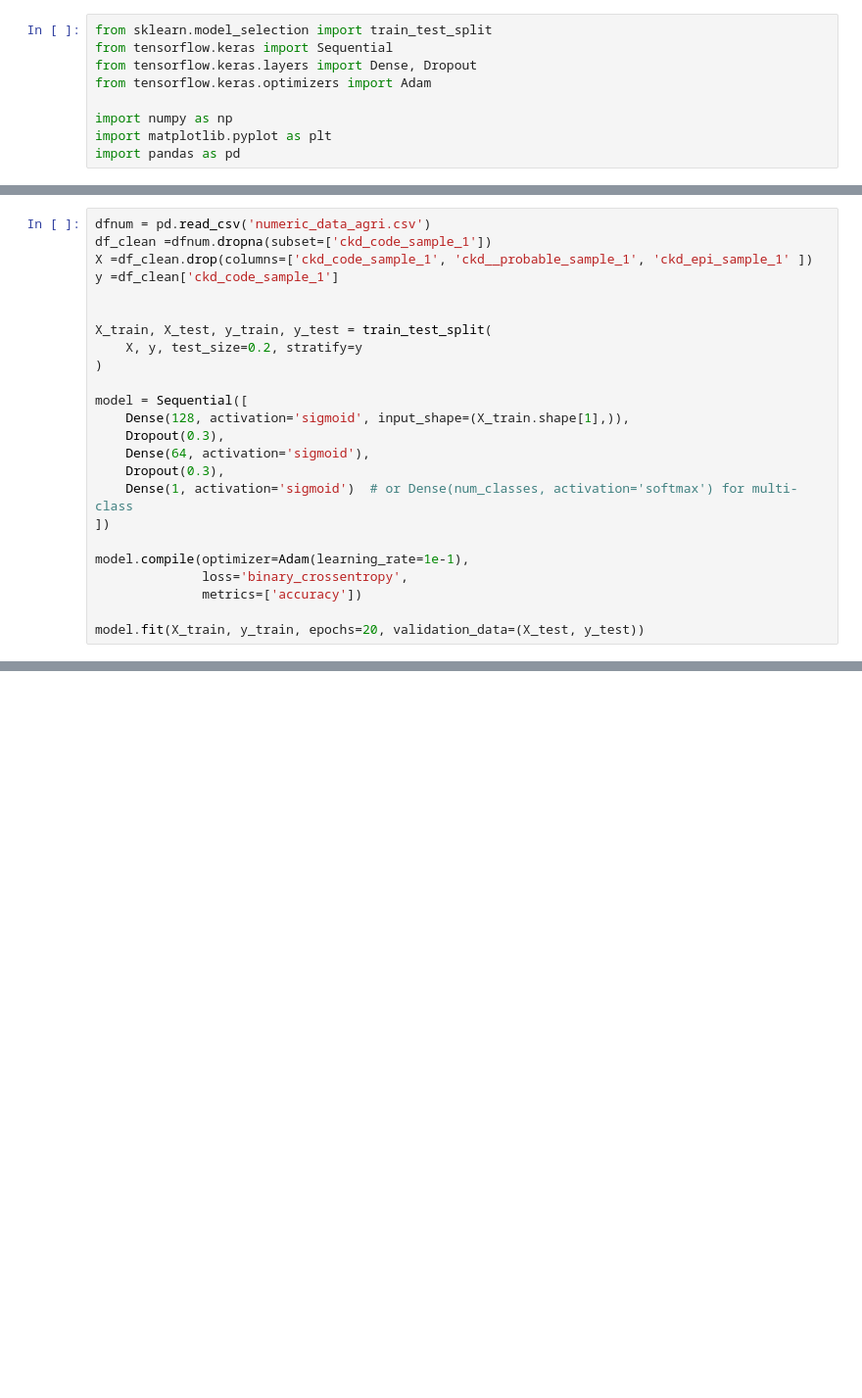
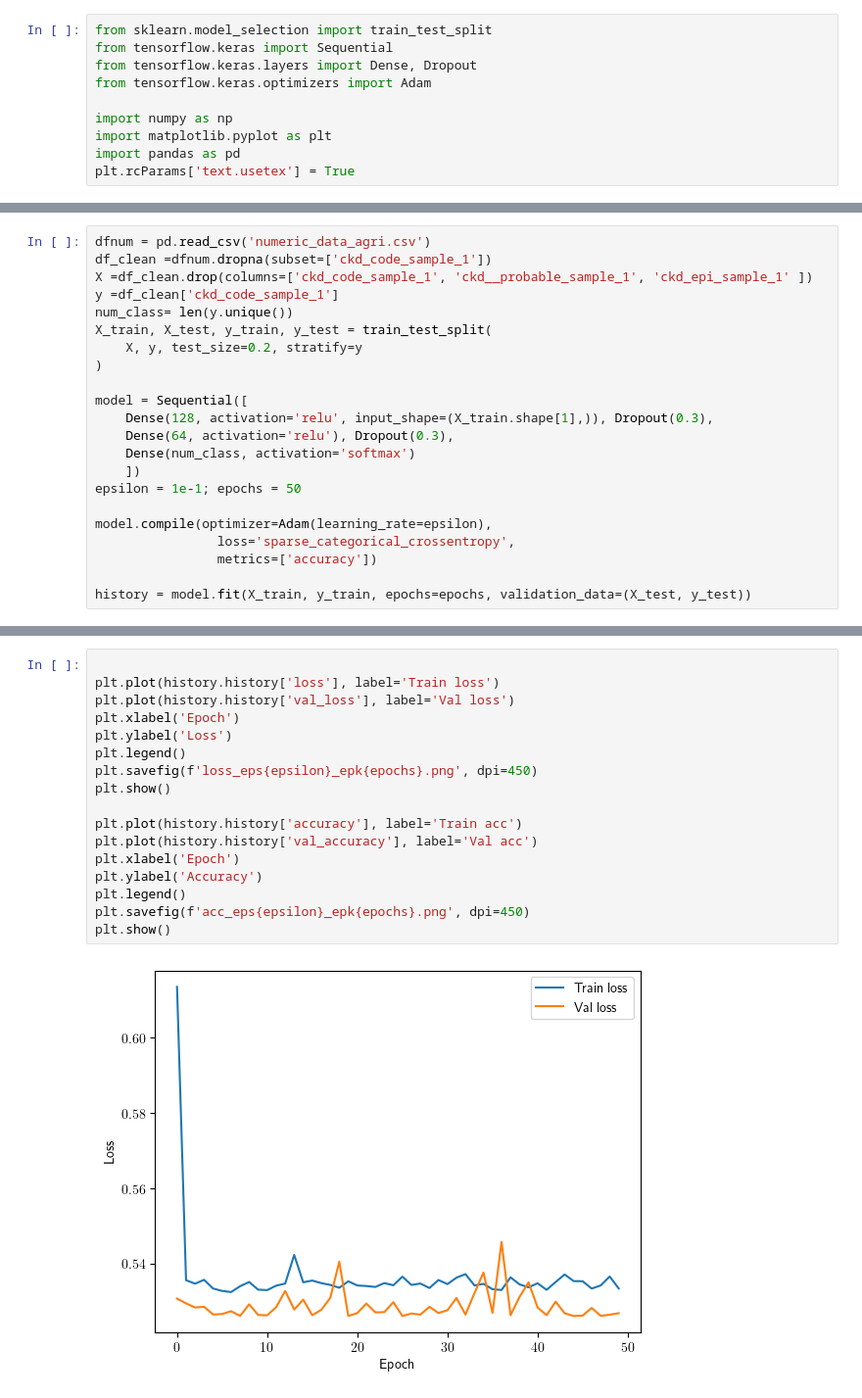
Before and after one commit to akshaysanjeevk/SysBio-course, a Jupyter notebook: HW-2-4/FFNN.ipynb, the cells around one changed output, grey strips where cells are left out. Shown at 98% size. Cells and saved outputs as stored; diff of their text form; blank space fills up the shorter version.

```diff
--- a/HW-2-4/FFNN.ipynb
+++ b/HW-2-4/FFNN.ipynb
@@ -7,3 +7,4 @@ from tensorflow.keras.optimizers import Adam
 import numpy as np
 import matplotlib.pyplot as plt
 import pandas as pd
+plt.rcParams['text.usetex'] = True
@@ -12,23 +18,21 @@ dfnum = pd.read_csv('numeric_data_agri.csv')
 df_clean =dfnum.dropna(subset=['ckd_code_sample_1'])
 X =df_clean.drop(columns=['ckd_code_sample_1', 'ckd__probable_sample_1', 'ckd_epi_sample_1' ])
 y =df_clean['ckd_code_sample_1']
-
-
+num_class= len(y.unique())
 X_train, X_test, y_train, y_test = train_test_split(
     X, y, test_size=0.2, stratify=y
 )
 
 model = Sequential([
-    Dense(128, activation='sigmoid', input_shape=(X_train.shape[1],)),
-    Dropout(0.3),
-    Dense(64, activation='sigmoid'),
-    Dropout(0.3),
-    Dense(1, activation='sigmoid')  # or Dense(num_classes, activation='softmax') for multi-class
-])
+    Dense(128, activation='relu', input_shape=(X_train.shape[1],)), Dropout(0.3),
+    Dense(64, activation='relu'), Dropout(0.3),
+    Dense(num_class, activation='softmax')
+    ])
+epsilon = 1e-1; epochs = 50
 
-model.compile(optimizer=Adam(learning_rate=1e-1),
-              loss='binary_crossentropy',
-              metrics=['accuracy'])
+model.compile(optimizer=Adam(learning_rate=epsilon),
+                loss='sparse_categorical_crossentropy',
+                metrics=['accuracy'])
 
-model.fit(X_train, y_train, epochs=20, validation_data=(X_test, y_test))
+history = model.fit(X_train, y_train, epochs=epochs, validation_data=(X_test, y_test))
 # %% [output]
@@ -53,0 +57,19 @@ Epoch 20/20
+# %%
+
+plt.plot(history.history['loss'], label='Train loss')
+plt.plot(history.history['val_loss'], label='Val loss')
+plt.xlabel('Epoch')
+plt.ylabel('Loss')
+plt.legend()
+plt.savefig(f'loss_eps{epsilon}_epk{epochs}.png', dpi=450)
+plt.show()
+
+plt.plot(history.history['accuracy'], label='Train acc')
+plt.plot(history.history['val_accuracy'], label='Val acc')
+plt.xlabel('Epoch')
+plt.ylabel('Accuracy')
+plt.legend()
+plt.savefig(f'acc_eps{epsilon}_epk{epochs}.png', dpi=450)
+plt.show()
+# %% [output]
+[figure, added]
```
Also changed, not shown: parts of 4 cells of this notebook, 12 other files.
